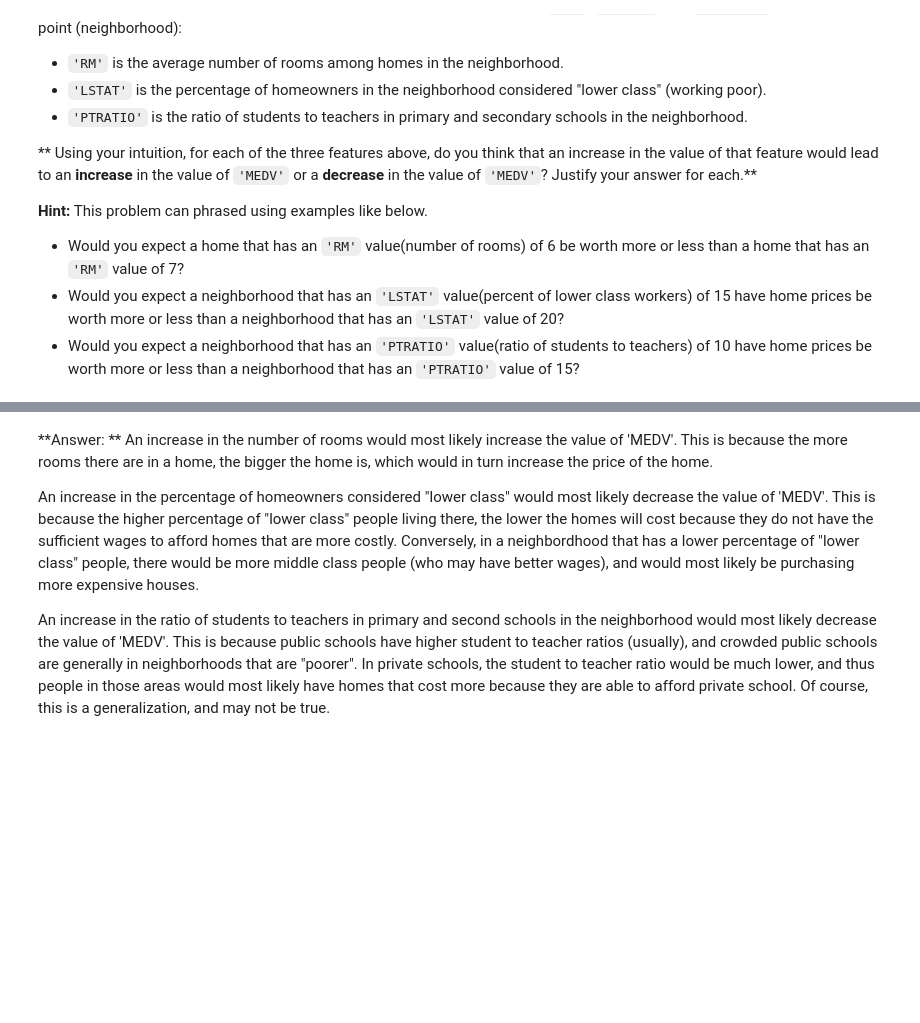
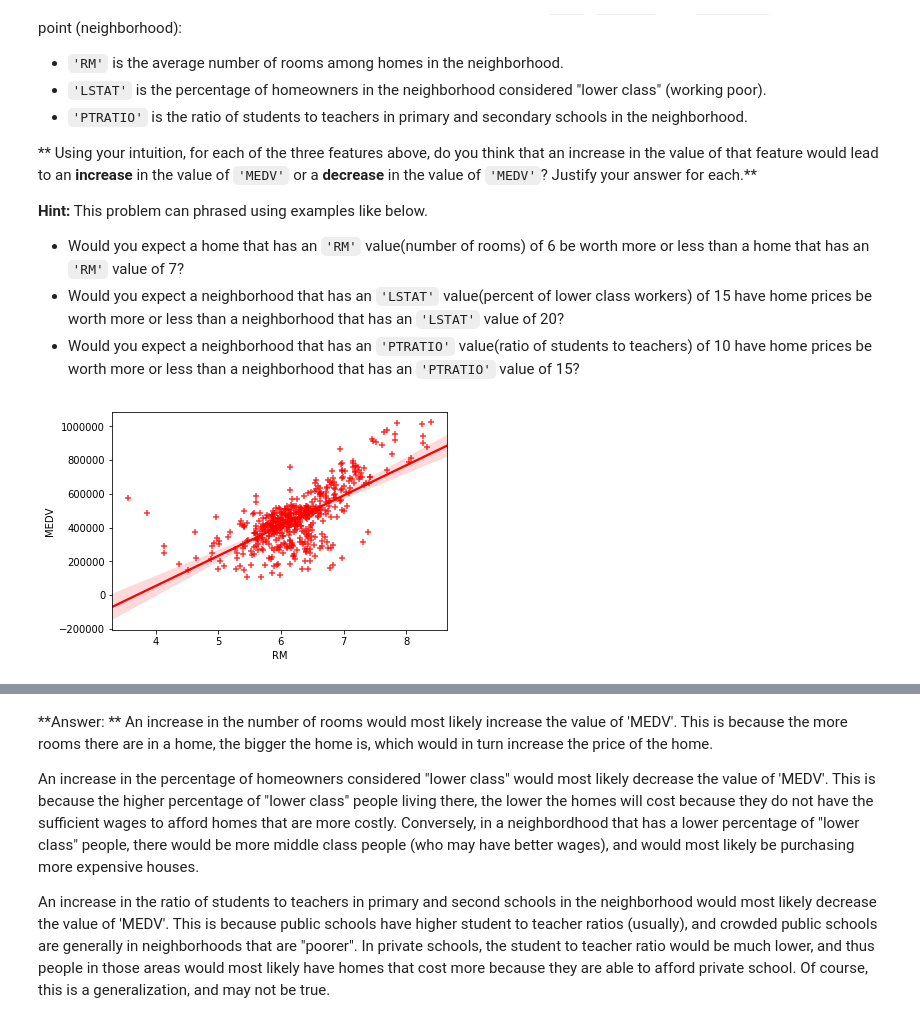
Before and after one commit to bluebehree/udacity-machine-learning-nd, a Jupyter notebook: boston_housing/boston_housing.ipynb, the cells around one changed output, grey strips where cells are left out. Drawn from its saved outputs; the diff is of its cells as text; code cells hidden in the pictures; blank space fills up the shorter version.

```diff
--- a/boston_housing/boston_housing.ipynb
+++ b/boston_housing/boston_housing.ipynb
@@ -97,3 +97,11 @@ As a reminder, we are using three features from the Boston housing dataset: `'RM
 * Would you expect a home that has an `'RM'` value(number of rooms) of 6 be worth more or less than a home that has an `'RM'` value of 7?
 * Would you expect a neighborhood that has an `'LSTAT'` value(percent of lower class workers) of 15 have home prices be worth more or less than a neighborhood that has an `'LSTAT'` value of 20?
 * Would you expect a neighborhood that has an `'PTRATIO'` value(ratio of students to teachers) of 10 have home prices be worth more or less than a neighborhood that has an `'PTRATIO'` value of 15?
+# %%
+import matplotlib.pyplot as plt
+import seaborn as sns
+for v in ['RM']:
+    sns.regplot(data[v],prices, marker='+', color='red')
+    plt.show()
+# %% [output]
+[figure, added]
```
Also changed, not shown: parts of 7 cells of this notebook, 1 other file.
